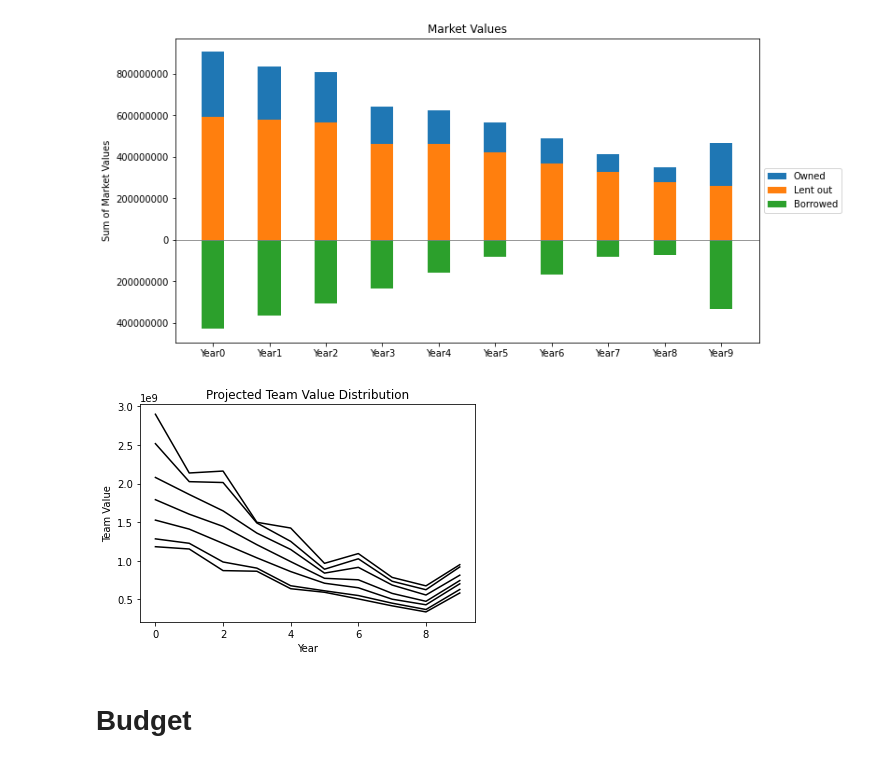
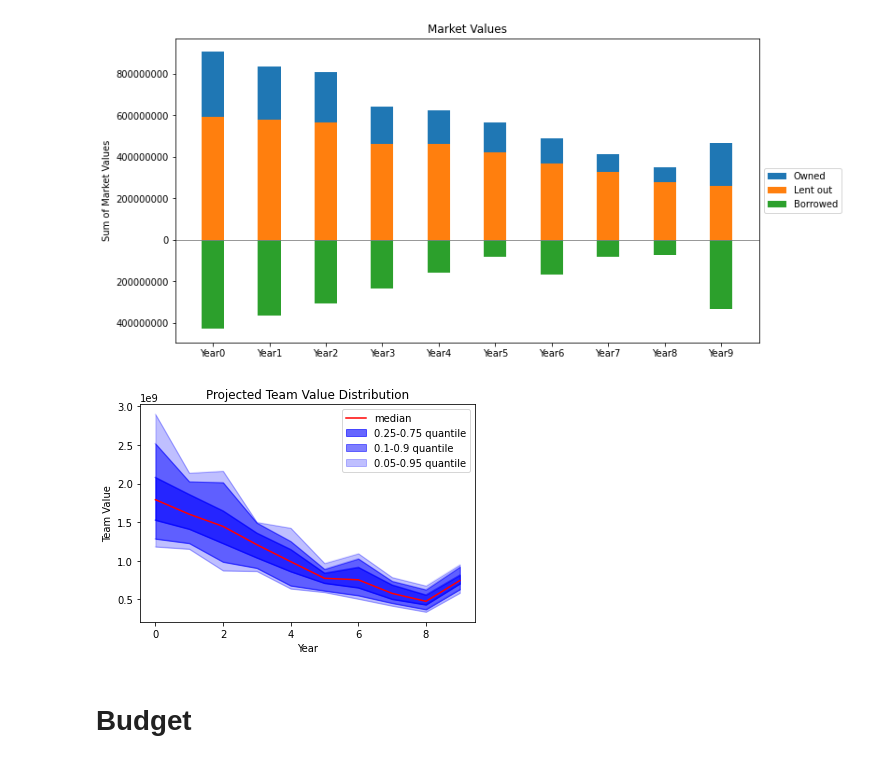
Before and after one commit to yunwaiho/rarita-football-club, a Jupyter notebook: code-team-selection/selection-results.ipynb, the cells around one changed output. Cells and saved outputs as stored; diff of their text form; code cells hidden in the pictures.

Commit message:
made graphs look prettier

```diff
--- a/code-team-selection/selection-results.ipynb
+++ b/code-team-selection/selection-results.ipynb
@@ -190,35 +190,41 @@ plt.show()
 # %%
 team_values = np.full((n_trials, n_time), np.nan)
 
 for variable, val in solution_variables:
     if "Team Value" not in variable:
         continue
     tv = variable.split("_")
     year = int(tv[1])
     trial = int(tv[2])
     team_values[trial, year] = val
 
 qs = [0.05, 0.1, 0.25, 0.5, 0.75, 0.9, 0.95]
 q_tv = np.quantile(team_values, qs, axis=0)
 
 plt.title("Projected Team Value Distribution")
 plt.xlabel("Year")
 plt.ylabel("Team Value")
 
-plt.plot(np.arange(n_time), q_tv[3, :], color ="black")
+plt.plot(np.arange(n_time), q_tv[3, :], color ="red", label = 'median')
 
-plt.plot(np.arange(n_time), q_tv[2, :], color ="black")
-plt.plot(np.arange(n_time), q_tv[4, :], color ="black")
+plt.plot(np.arange(n_time), q_tv[2, :], color ="blue", alpha =  0.5)
+plt.plot(np.arange(n_time), q_tv[4, :], color ="blue", alpha =  0.5)
+plt.fill_between(np.arange(n_time), q_tv[2,:], q_tv[4,:], color = 'blue', alpha =  0.6, label = "0.25-0.75 quantile")
 
-plt.plot(np.arange(n_time), q_tv[1, :], color ="black")
-plt.plot(np.arange(n_time), q_tv[5, :], color ="black")
+plt.plot(np.arange(n_time), q_tv[1, :], color ="blue",alpha =  0.25)
+plt.plot(np.arange(n_time), q_tv[5, :], color ="blue",alpha =  0.25)
+plt.fill_between(np.arange(n_time), q_tv[1,:], q_tv[5,:], color = 'blue', alpha =  0.50, label = "0.1-0.9 quantile")
 
-plt.plot(np.arange(n_time), q_tv[0, :], color ="black")
-plt.plot(np.arange(n_time), q_tv[6, :], color ="black")
+
+plt.plot(np.arange(n_time), q_tv[0, :], color ="blue",alpha =  0.10)
+plt.plot(np.arange(n_time), q_tv[6, :], color ="blue",alpha =  0.10)
+plt.fill_between(np.arange(n_time), q_tv[0,:], q_tv[6,:], color = 'blue', alpha =  0.25, label = "0.05-0.95 quantile")
+
+plt.legend(loc='upper right')
 
 plt.show()
 # %% [output]
-[figure, old version]
+[figure, new version]
 # %% [markdown]
 # Budget
 # %%
```
Also changed, not shown: 2 other files.
